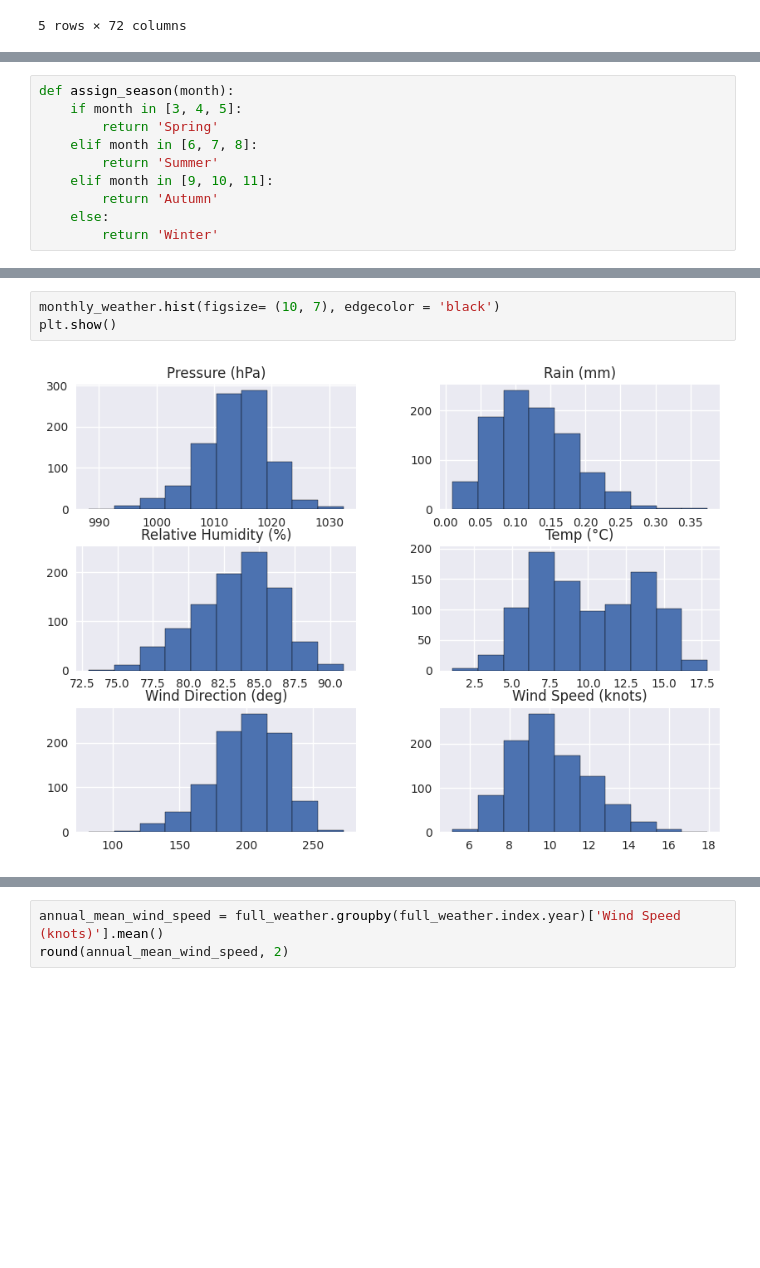
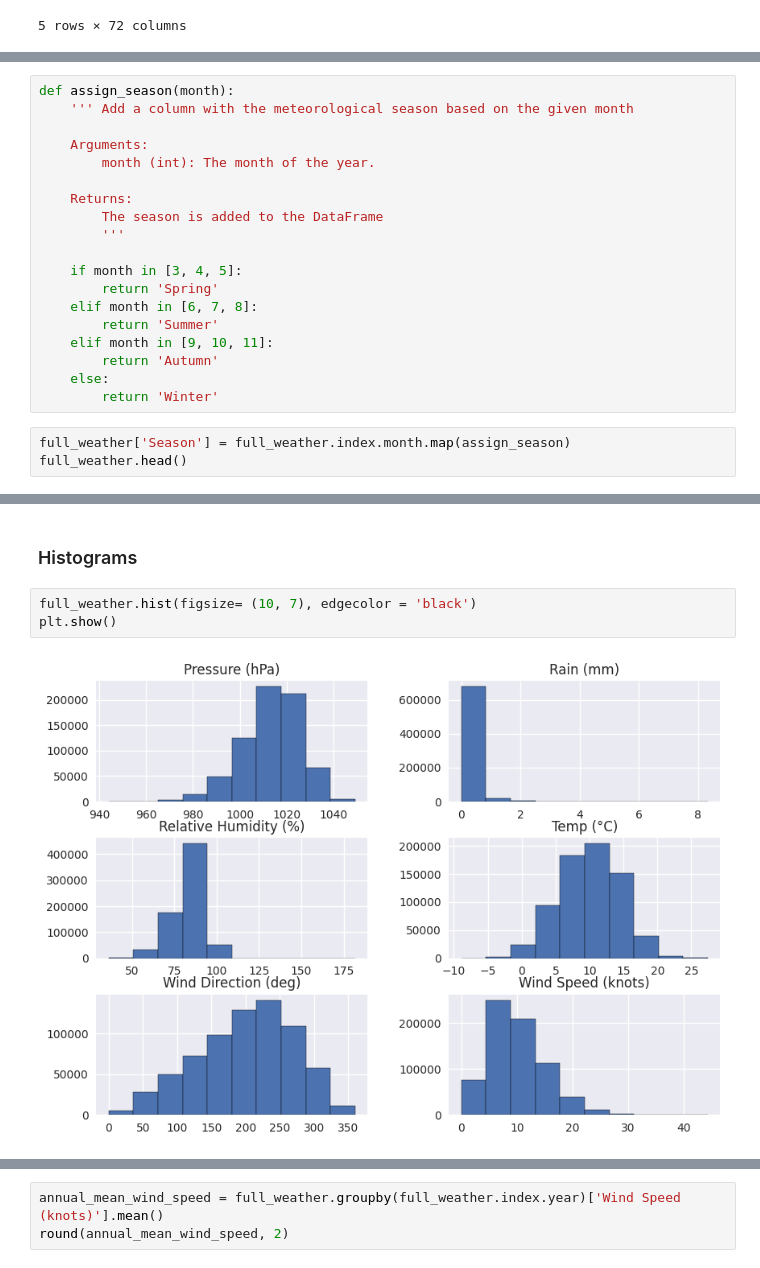
Before and after one commit to IreneKilgannon/PFDA, a Jupyter notebook: PFDA-project/weather_trends.ipynb, the cells around one changed output, grey strips where cells are left out. Saved outputs shown, nothing was run; the diff lists cells and outputs as text; blank space fills up the shorter version.

```diff
--- a/PFDA-project/weather_trends.ipynb
+++ b/PFDA-project/weather_trends.ipynb
@@ -55,5 +94,14 @@ full_weather.drop('2025-01-01', inplace= True)
 # %%
 def assign_season(month):
+    ''' Add a column with the meteorological season based on the given month
+
+    Arguments:
+        month (int): The month of the year.
+
+    Returns:
+        The season is added to the DataFrame
+        '''
+
     if month in [3, 4, 5]:
         return 'Spring'
     elif month in [6, 7, 8]:
@@ -62,3 +110,6 @@ def assign_season(month):
         return 'Autumn'
     else:
         return 'Winter'
+# %%
+full_weather['Season'] = full_weather.index.month.map(assign_season)
+full_weather.head()
@@ -133,5 +201,7 @@ monthly_weather['Season'] = monthly_weather.index.month.map(assign_season)
+# %% [markdown]
+### Histograms
 # %%
-monthly_weather.hist(figsize= (10, 7), edgecolor = 'black')
+full_weather.hist(figsize= (10, 7), edgecolor = 'black')
 plt.show()
 # %% [output]
-[figure, old version]
+[figure, new version]
```
Also changed, not shown: parts of 71 cells of this notebook, 19 other files.
